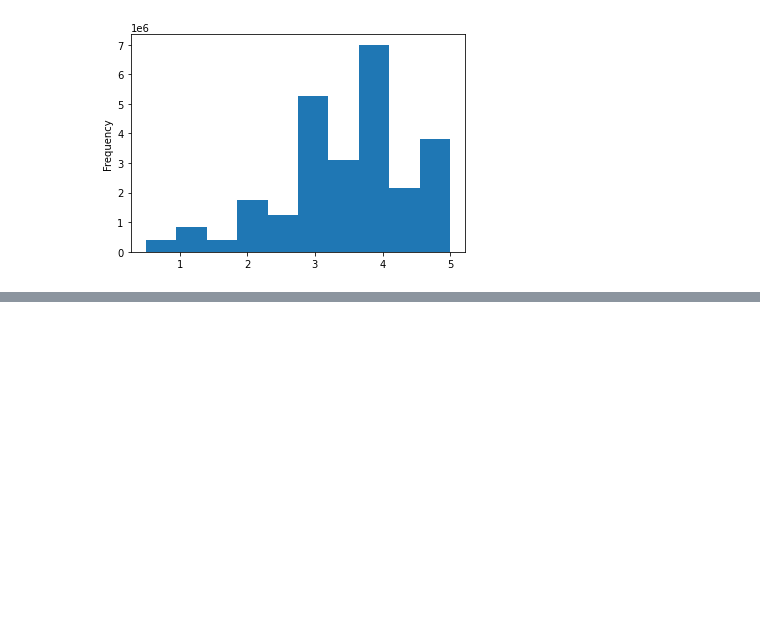
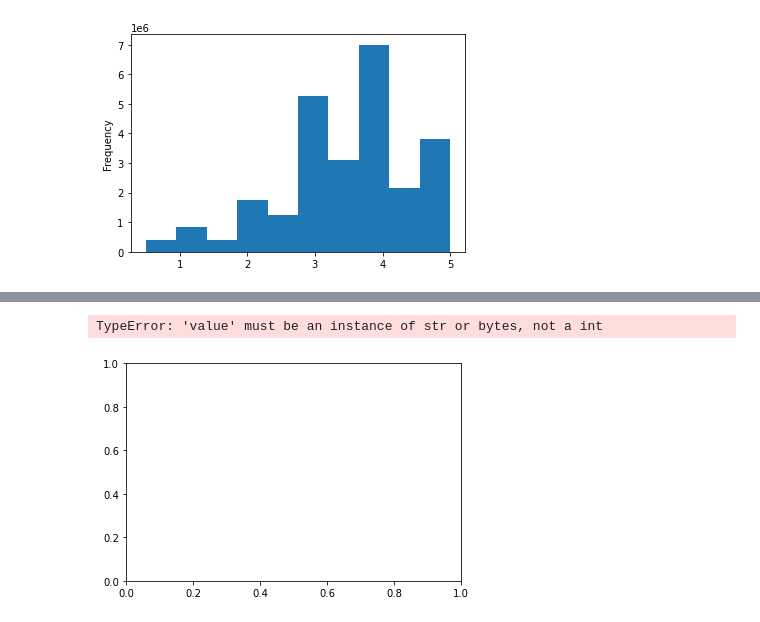
Before and after one commit to MRLinares/Movies-ETL, a Jupyter notebook: ETL_data.ipynb, the cells around one changed output, grey strips where cells are left out. Saved outputs shown, nothing was run; the diff lists cells and outputs as text; code cells hidden in the pictures; blank space fills up the shorter version.

```diff
--- a/ETL_data.ipynb
+++ b/ETL_data.ipynb
@@ -886,3 +886,6 @@ min                     0.50
 max                     5.00
 Name: rating, dtype: float64
 [figure]
+# %%
+movies_df = pd.merge(wiki_movies_df, kaggle_metadata, on='imdb_id', suffixes=['_wiki', '_kaggle'])
+movies_df.columns
@@ -888,0 +957,6 @@ Name: rating, dtype: float64
+# %%
+movies_df.fillna(0).plot(x='running_time',y='runtime', kind='scatter')
+# movies_df.fillna(0).plot(x='running_time', y='runtime', kind='scatter')
+# %% [output]
+TypeError: 'value' must be an instance of str or bytes, not a int
+[figure, added]
```
Also changed, not shown: parts of 22 cells of this notebook.
